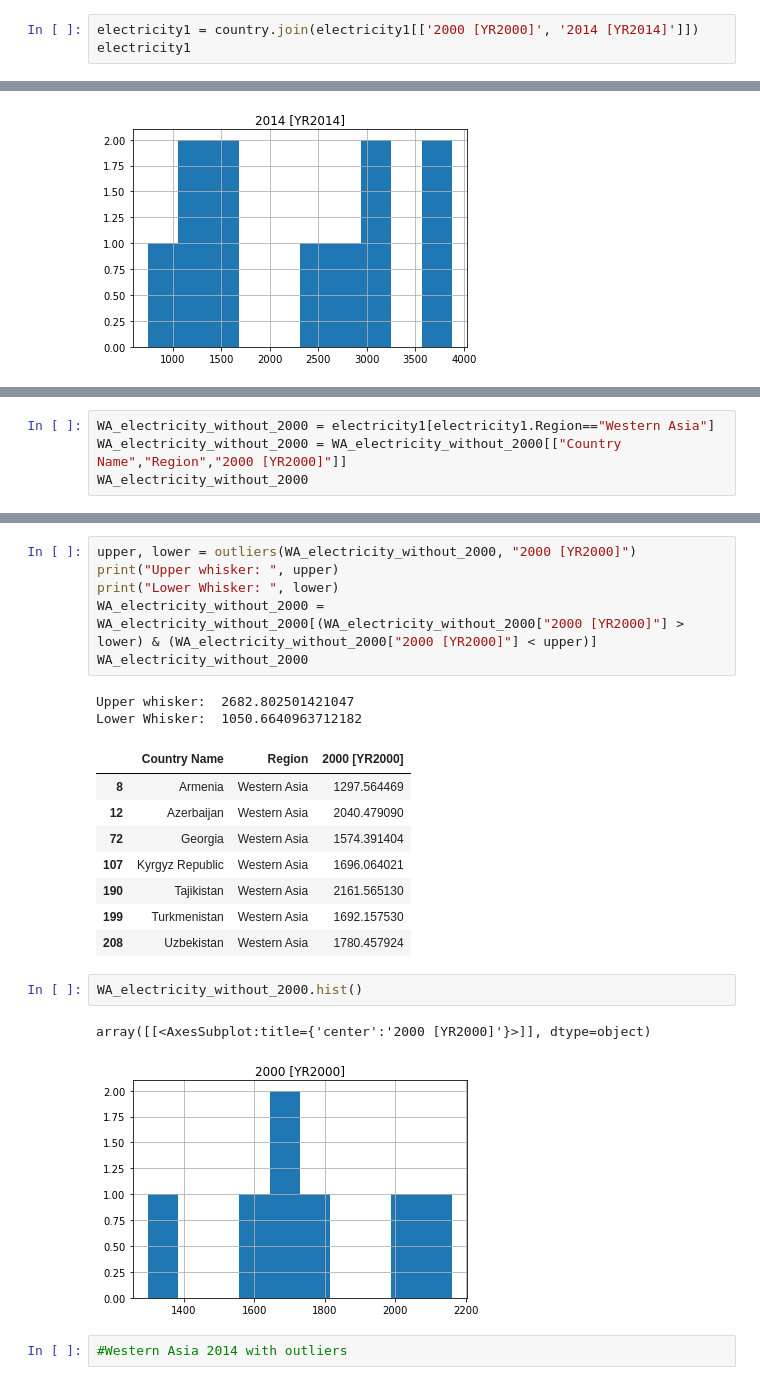
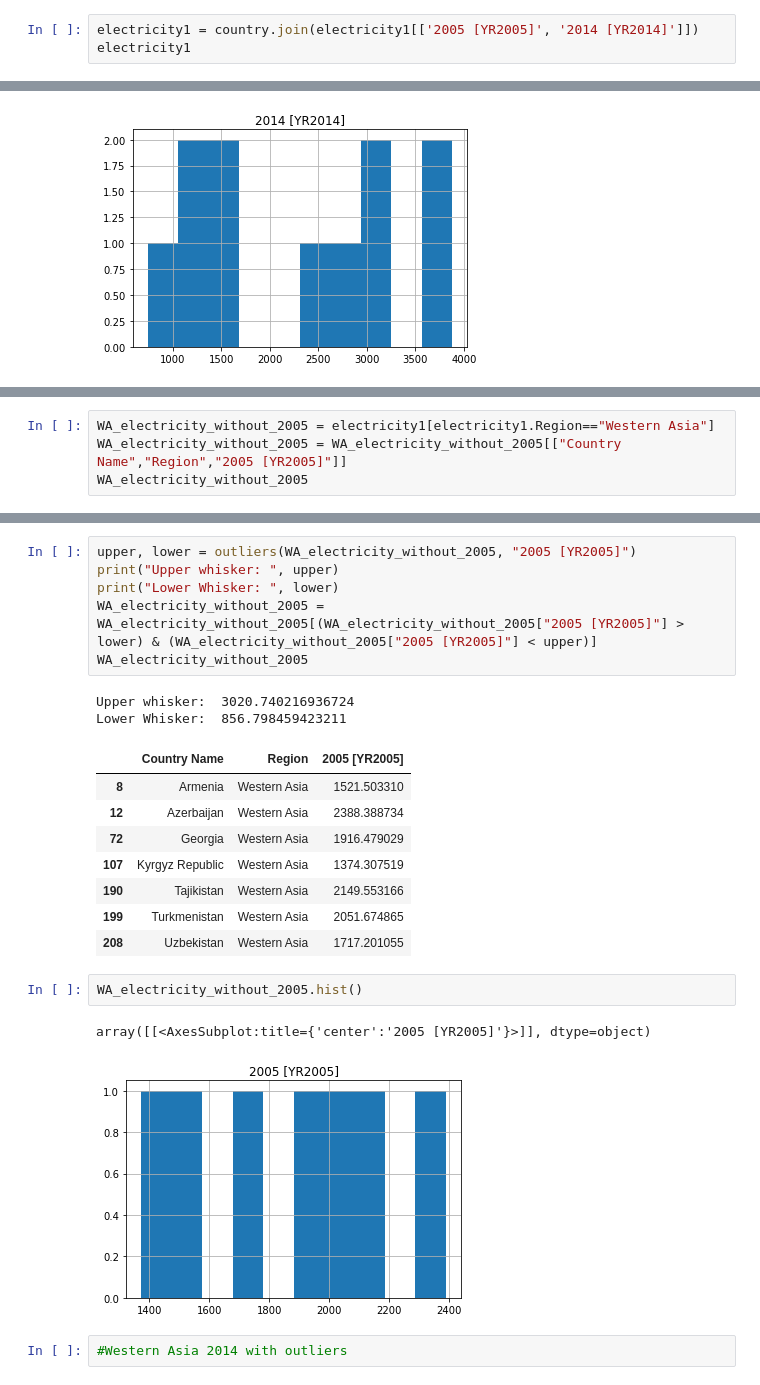
Before and after one commit to pant411/Pant_Stat_Asign1, a Jupyter notebook: assign1_part2_1.ipynb, the cells around one changed output, grey strips where cells are left out. Cells and saved outputs as stored; diff of their text form.

```diff
--- a/assign1_part2_1.ipynb
+++ b/assign1_part2_1.ipynb
@@ -366,6 +438,6 @@ electricity1
 | 221 | Last Updated: 11/23/2021 | NaN | NaN | NaN | NaN | NaN | NaN | ... |
 222 rows × 35 columns
 # %%
-electricity1 = country.join(electricity1[['2000 [YR2000]', '2014 [YR2014]']])
+electricity1 = country.join(electricity1[['2005 [YR2005]', '2014 [YR2014]']])
 electricity1
 # %% [output]
@@ -640,5 +713,5 @@ array([[<AxesSubplot:title={'center':'2000 [YR2000]'}>]], dtype=object)
 # %%
-WA_electricity_without_2000 = electricity1[electricity1.Region=="Western Asia"]
-WA_electricity_without_2000 = WA_electricity_without_2000[["Country Name","Region","2000 [YR2000]"]]
-WA_electricity_without_2000
+WA_electricity_without_2005 = electricity1[electricity1.Region=="Western Asia"]
+WA_electricity_without_2005 = WA_electricity_without_2005[["Country Name","Region","2005 [YR2005]"]]
+WA_electricity_without_2005
 # %% [output]
@@ -654,25 +727,25 @@ WA_electricity_without_2000
 # %%
-upper, lower = outliers(WA_electricity_without_2000, "2000 [YR2000]")
+upper, lower = outliers(WA_electricity_without_2005, "2005 [YR2005]")
 print("Upper whisker: ", upper)
 print("Lower Whisker: ", lower)
-WA_electricity_without_2000 = WA_electricity_without_2000[(WA_electricity_without_2000["2000 [YR2000]"] > lower) & (WA_electricity_without_2000["2000 [YR2000]"] < upper)]
-WA_electricity_without_2000
+WA_electricity_without_2005 = WA_electricity_without_2005[(WA_electricity_without_2005["2005 [YR2005]"] > lower) & (WA_electricity_without_2005["2005 [YR2005]"] < upper)]
+WA_electricity_without_2005
 # %% [output]
-Upper whisker:  2682.802501421047
-Lower Whisker:  1050.6640963712182
+Upper whisker:  3020.740216936724
+Lower Whisker:  856.798459423211
-|  | Country Name | Region | 2000 [YR2000] |
-| 8 | Armenia | Western Asia | 1297.564469 |
-| 12 | Azerbaijan | Western Asia | 2040.479090 |
-| 72 | Georgia | Western Asia | 1574.391404 |
-| 107 | Kyrgyz Republic | Western Asia | 1696.064021 |
-| 190 | Tajikistan | Western Asia | 2161.565130 |
-| 199 | Turkmenistan | Western Asia | 1692.157530 |
-| 208 | Uzbekistan | Western Asia | 1780.457924 |
+|  | Country Name | Region | 2005 [YR2005] |
+| 8 | Armenia | Western Asia | 1521.503310 |
+| 12 | Azerbaijan | Western Asia | 2388.388734 |
+| 72 | Georgia | Western Asia | 1916.479029 |
+| 107 | Kyrgyz Republic | Western Asia | 1374.307519 |
+| 190 | Tajikistan | Western Asia | 2149.553166 |
+| 199 | Turkmenistan | Western Asia | 2051.674865 |
+| 208 | Uzbekistan | Western Asia | 1717.201055 |
 # %%
-WA_electricity_without_2000.hist()
+WA_electricity_without_2005.hist()
 # %% [output]
-array([[<AxesSubplot:title={'center':'2000 [YR2000]'}>]], dtype=object)
+array([[<AxesSubplot:title={'center':'2005 [YR2005]'}>]], dtype=object)
-[figure, old version]
+[figure, new version]
 # %%
 #Western Asia 2014 with outliers
 # %%
```
Also changed, not shown: parts of 76 cells of this notebook, 3 other files.
